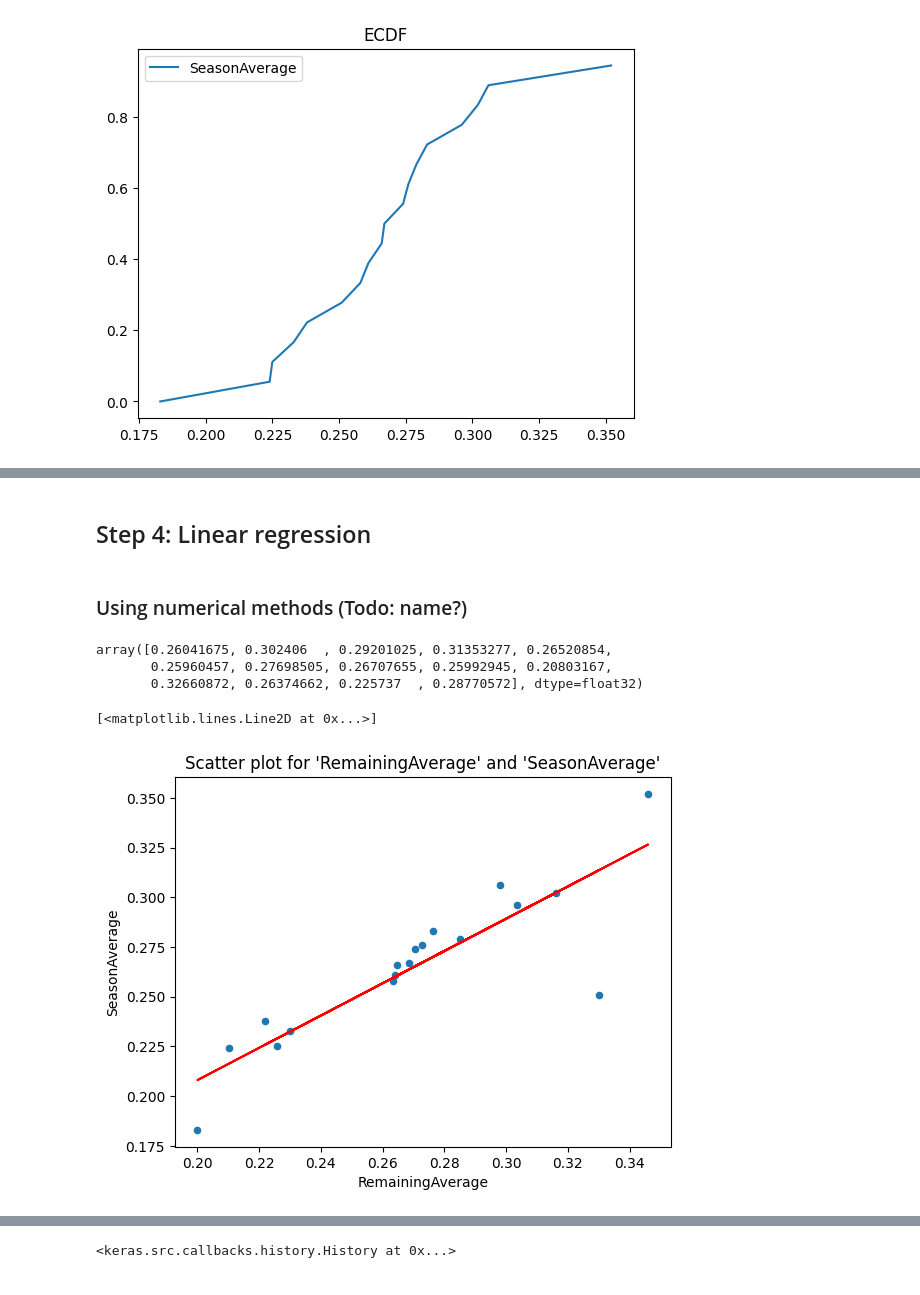
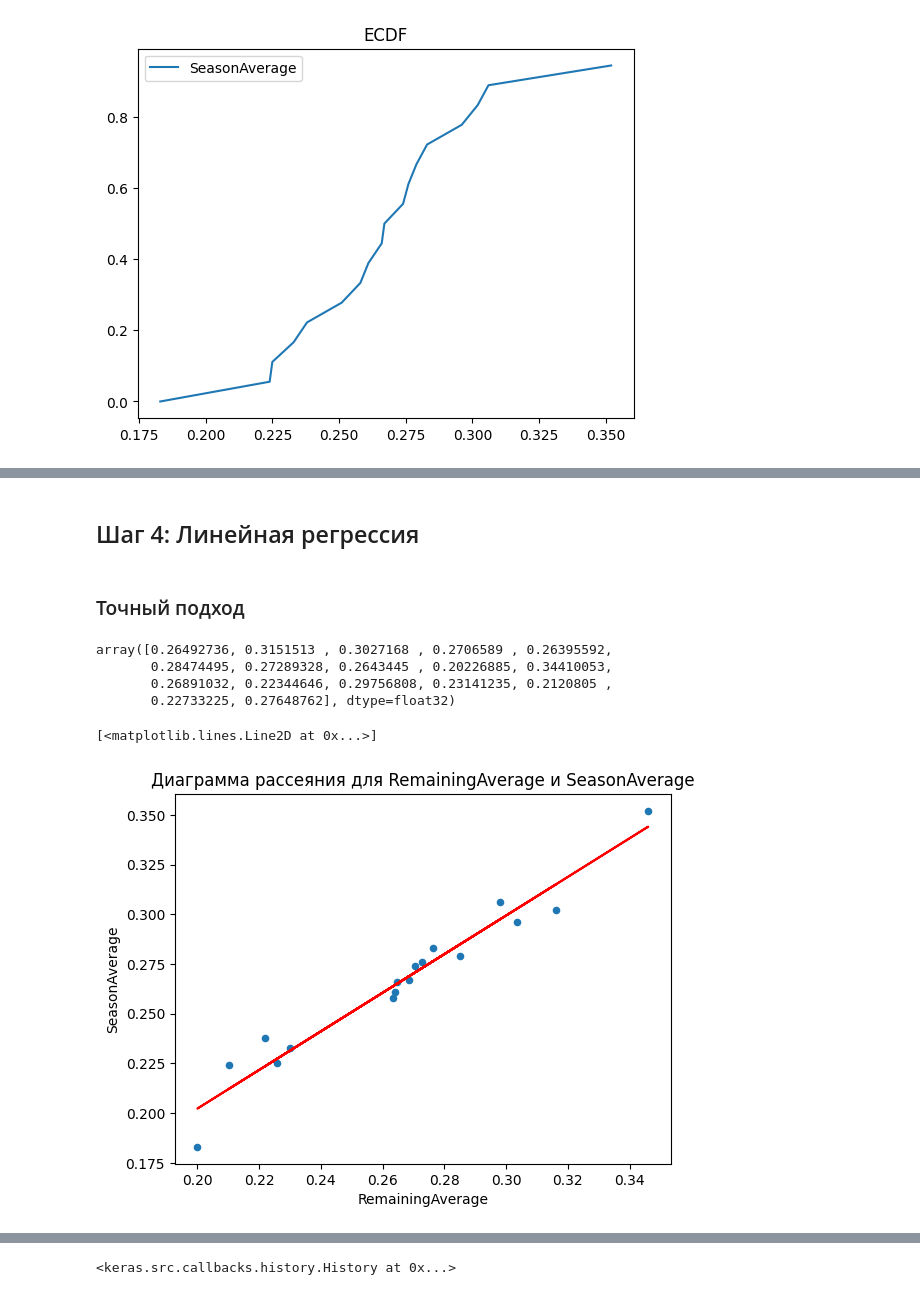
Before and after one commit to gmatiukhin/rudn-study-3rd-year, a Jupyter notebook: ml-methods/lab1/lab1.ipynb, the cells around one changed output, grey strips where cells are left out. Cells and saved outputs as stored; diff of their text form; code cells hidden in the pictures.

```diff
--- a/ml-methods/lab1/lab1.ipynb
+++ b/ml-methods/lab1/lab1.ipynb
@@ -125,0 +126,4 @@ df.plot.scatter("RemainingAverage", "SeasonAverage", title="Scatter plot for 'Re
+# %%
+sorted_y = np.sort(df.RemainingAverage)
+second_max = sorted_y[-2]
+df = df[df.RemainingAverage != second_max]
@@ -126,7 +135,7 @@ df.plot.scatter("RemainingAverage", "SeasonAverage", title="Scatter plot for 'Re
 # %% [markdown]
-## Step 4: Linear regression
+## Шаг 4: Линейная регрессия
 # %% [markdown]
-### Using numerical methods (Todo: name?)
+### Точный подход
 # %%
 class SimpleLinReg:
     def __init__(self):
@@ -147,14 +156,15 @@ class SimpleLinReg:
     def __repr__(self):
         return "SimpleLinReg()"
 # %%
-x = df["RemainingAverage"]
-y = df["SeasonAverage"]
+x = df.RemainingAverage
+y = df.SeasonAverage
 # %%
 reg = SimpleLinReg()
 reg.fit(x, y)
 pred = reg.predict(np.array(x))
 pred
 # %% [output]
-array([0.26041675, 0.302406  , 0.29201025, 0.31353277, 0.26520854,
-       0.25960457, 0.27698505, 0.26707655, 0.25992945, 0.20803167,
-       0.32660872, 0.26374662, 0.225737  , 0.28770572], dtype=float32)
+array([0.26492736, 0.3151513 , 0.3027168 , 0.2706589 , 0.26395592,
+       0.28474495, 0.27289328, 0.2643445 , 0.20226885, 0.34410053,
+       0.26891032, 0.22344646, 0.29756808, 0.23141235, 0.2120805 ,
+       0.22733225, 0.27648762], dtype=float32)
@@ -163,8 +171,8 @@ import matplotlib.pyplot as plt
 # %%
-plt = df.plot.scatter("RemainingAverage", "SeasonAverage", title="Scatter plot for 'RemainingAverage' and 'SeasonAverage'")
+plt = df.plot.scatter("RemainingAverage", "SeasonAverage", title="Диаграмма рассеяния для RemainingAverage и SeasonAverage")
 plt.plot(x, pred, color="r")
 # %% [output]
 [<matplotlib.lines.Line2D at 0x...>]
-[figure, old version]
+[figure, new version]
 # %%
 mse = np.sum((pred - y) ** 2) / len(y)
```
Also changed, not shown: parts of 62 cells of this notebook, 1 other file.
